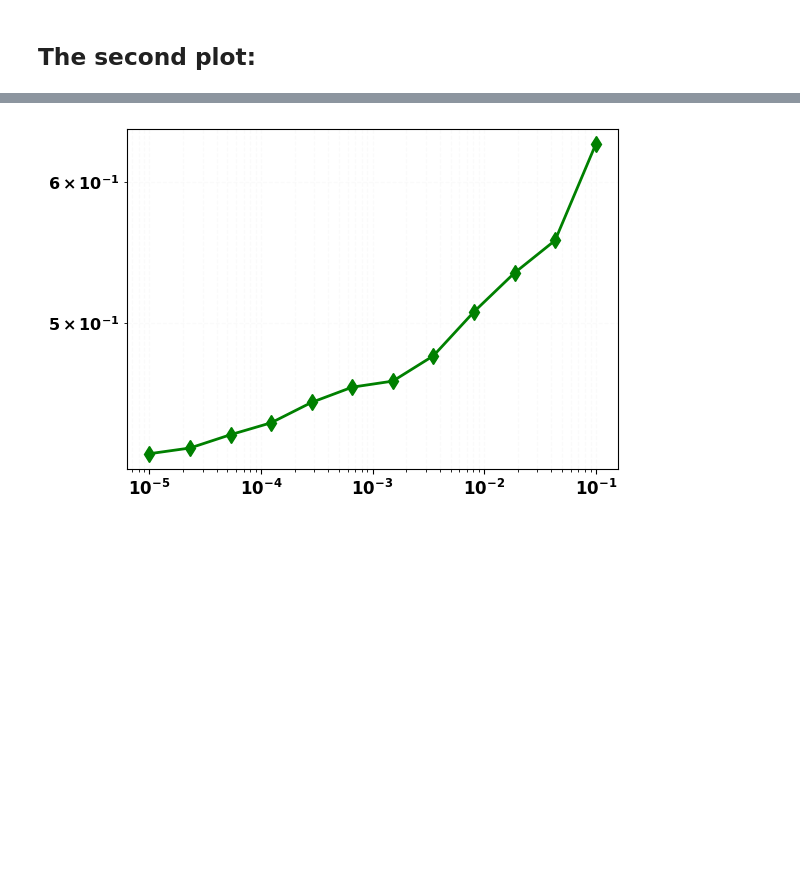
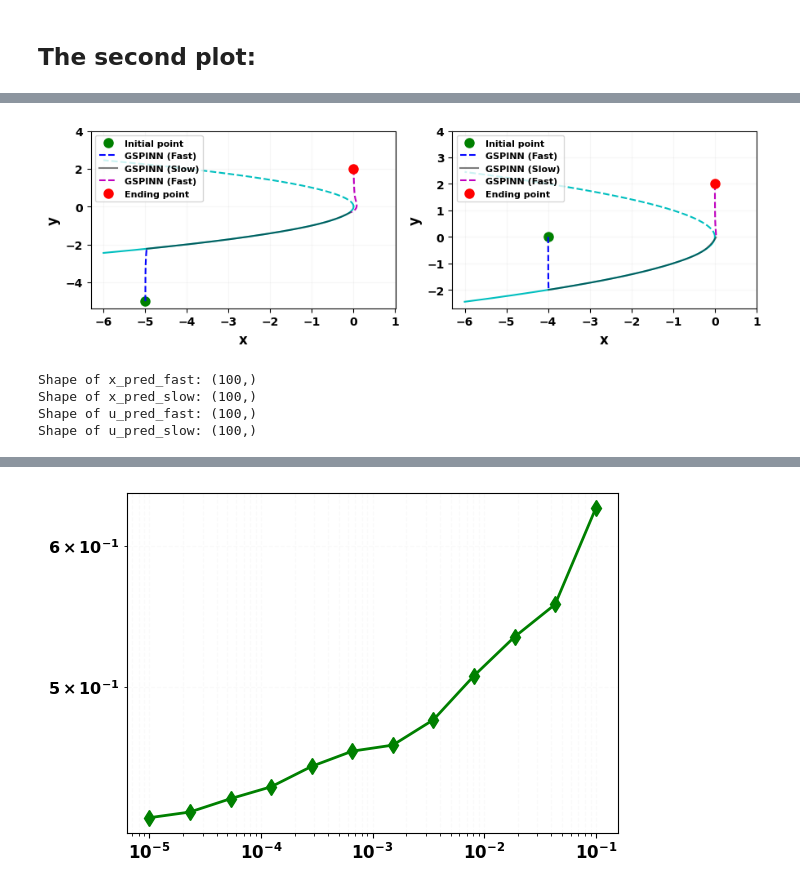
Before and after one commit to Hamid-Mofidi/PINNs_on_Multiple_timescale_dynamics, a Jupyter notebook: Nonhyperbolic/GSPINNs-error.ipynb, the cells around one changed output, grey strips where cells are left out. Saved outputs shown, nothing was run; the diff lists cells and outputs as text; code cells hidden in the pictures; blank space fills up the shorter version.

Commit message:
Kaggle Notebook | Nonhyperbolic_fast-slow | Version 17

```diff
--- a/Nonhyperbolic/GSPINNs-error.ipynb
+++ b/Nonhyperbolic/GSPINNs-error.ipynb
@@ -468,11 +490,11 @@ ax1.plot(x_curve_below, y_curve_below, 'c-')  # Solid line below the origin
 ax1.plot(x_curve_above, y_curve_above, 'c--')  # Dashed line above the origin
 
 # Plot for the initial and predicted points
-ax1.plot(x_init, y_init, 'go', label='Initial point')
-ax1.plot(x_pred_fast, y_pred_fast, 'b--', label='PINN prediction (Fast)')
-ax1.plot(x_pred_slow, y_pred_slow, 'k-', label='PINN prediction (Slow)', alpha=0.5)
-ax1.plot(x_pred_fast2, y_pred_fast2, 'm--', label='PINN prediction (Fast)')
-ax1.plot(x_end, y_end, 'ro', label='Ending point')
+ax1.plot(x_init, y_init, 'go', label='Initial point', markersize=8)
+ax1.plot(x_pred_fast, y_pred_fast, 'b--', label='GSPINN (Fast)')
+ax1.plot(x_pred_slow, y_pred_slow, 'k-', label='GSPINN (Slow)', alpha=0.5)
+ax1.plot(x_pred_fast2, y_pred_fast2, 'm--', label='GSPINN (Fast)')
+ax1.plot(x_end, y_end, 'ro', label='Ending point', markersize=8)
 
 # Set labels and legend for the first subplot with thicker font
 ax1.set_xlabel('x', fontsize=12, fontweight='bold')
@@ -482,38 +504,55 @@ ax1.grid(True, alpha=0.1)
 ax1.set_xlim( right=1)
 ax1.set_ylim(top=4)
 
+plt.setp(ax1.get_ymajorticklabels(), fontweight='bold')
+plt.setp(ax1.get_yminorticklabels(), fontweight='bold')
+plt.setp(ax1.get_xmajorticklabels(), fontweight='bold')
+plt.setp(ax1.get_xminorticklabels(), fontweight='bold')
+
 # Plot the curve with different styles in the second subplot
 ax2.plot(x_curve_below, y_curve_below, 'c-')  # Solid line below the origin
 ax2.plot(x_curve_above, y_curve_above, 'c--')  # Dashed line above the origin
 
 # Plot for the initial and predicted points
-ax2.plot(u_init, v_init, 'go', label='Initial point')
-ax2.plot(u_pred_fast, v_pred_fast, 'b--', label='PINN prediction (Fast)')
-ax2.plot(u_pred_slow, v_pred_slow, 'k-', label='PINN prediction (Slow)', alpha=0.5)
-ax2.plot(u_pred_fast2, v_pred_fast2, 'm--', label='PINN prediction (Fast)')
-ax2.plot(u_end, v_end, 'ro', label='Ending point')
+ax2.plot(u_init, v_init, 'go', label='Initial point', markersize=8)
+ax2.plot(u_pred_fast, v_pred_fast, 'b--', label='GSPINN (Fast)')
+ax2.plot(u_pred_slow, v_pred_slow, 'k-', label='GSPINN (Slow)', alpha=0.5)
+ax2.plot(u_pred_fast2, v_pred_fast2, 'm--', label='GSPINN (Fast)')
+ax2.plot(u_end, v_end, 'ro', label='Ending point', markersize=8)
 
 # Set labels and legend for the second subplot with thicker font
 ax2.set_xlabel('x', fontsize=12, fontweight='bold')
 ax2.set_ylabel('y', fontsize=12, fontweight='bold')
 ax2.legend(prop={'size': 8, 'weight': 'bold'}, loc='upper left')
 ax2.grid(True, alpha=0.1)
 ax2.set_xlim( right=1)
 ax2.set_ylim(top=4)
+
+plt.setp(ax2.get_ymajorticklabels(), fontweight='bold')
+plt.setp(ax2.get_yminorticklabels(), fontweight='bold')
+plt.setp(ax2.get_xmajorticklabels(), fontweight='bold')
+plt.setp(ax2.get_xminorticklabels(), fontweight='bold')
+
 
 plt.tight_layout()
 plt.show()
 
 # Print the shapes of the prediction arrays
 shape_x_pred_fast = x_pred_fast.shape
 print("Shape of x_pred_fast:", shape_x_pred_fast)
 shape_x_pred_slow = x_pred_slow.shape
 print("Shape of x_pred_slow:", shape_x_pred_slow)
 
 shape_u_pred_fast = u_pred_fast.shape
 print("Shape of u_pred_fast:", shape_u_pred_fast)
 shape_u_pred_slow = u_pred_slow.shape
 print("Shape of u_pred_slow:", shape_u_pred_slow)
+# %% [output]
+[figure, added]
+Shape of x_pred_fast: (100,)
+Shape of x_pred_slow: (100,)
+Shape of u_pred_fast: (100,)
+Shape of u_pred_slow: (100,)
 # %%
 from matplotlib.font_manager import FontProperties
 font = FontProperties(weight='bold')
```
Also changed, not shown: parts of 6 cells of this notebook.
